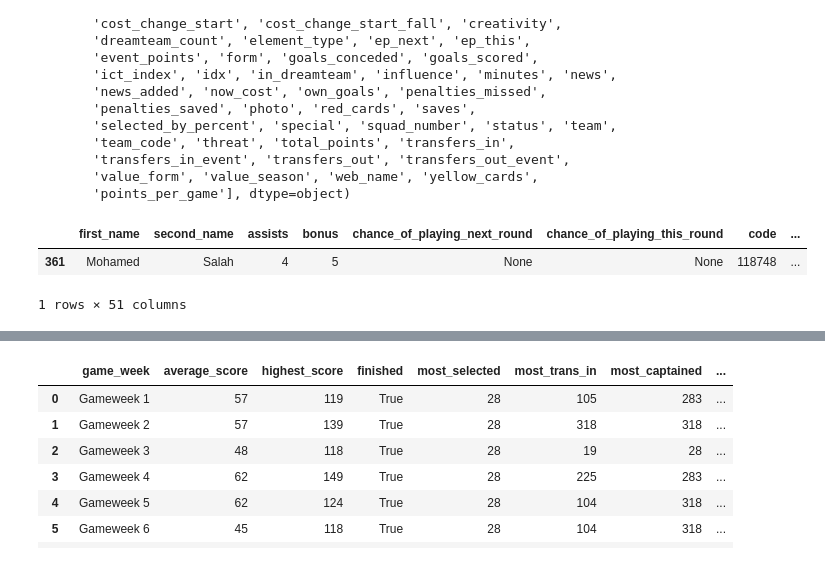
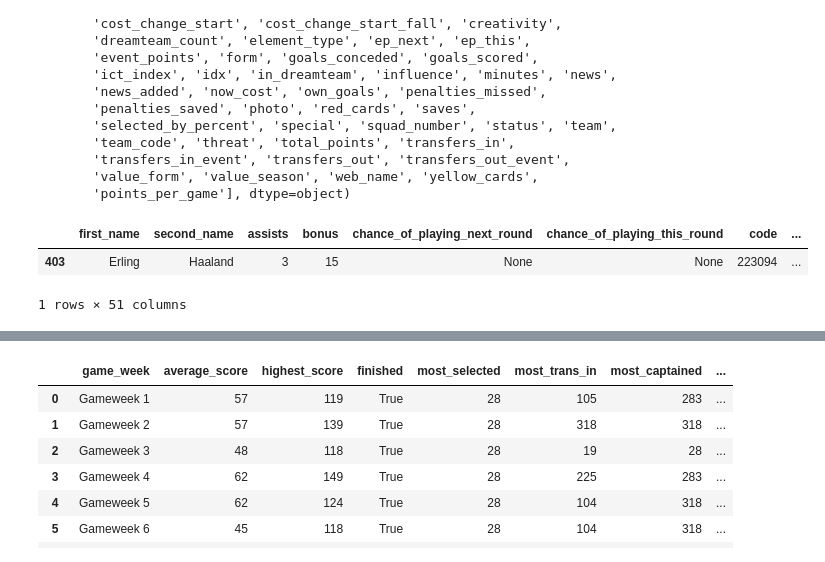
Before and after one commit to Rioba-Ian/FPL-tracker, a Jupyter notebook: machine_learning/fpl_getting_data.ipynb, the cells around one changed output, grey strips where cells are left out. Drawn from its saved outputs; the diff is of its cells as text; code cells hidden in the pictures.

```diff
--- a/machine_learning/fpl_getting_data.ipynb
+++ b/machine_learning/fpl_getting_data.ipynb
@@ -256,10 +256,10 @@ array(['first_name', 'second_name', 'assists', 'bonus',
        'value_form', 'value_season', 'web_name', 'yellow_cards',
        'points_per_game'], dtype=object)
 # %%
-df[df["idx"] == 283]
+df[df["idx"] == 318]
 # %% [output]
 |  | first_name | second_name | assists | bonus | chance_of_playing_next_round | chance_of_playing_this_round | code | ... |
-| 361 | Mohamed | Salah | 4 | 5 | None | None | 118748 | ... |
+| 403 | Erling | Haaland | 3 | 15 | None | None | 223094 | ... |
 1 rows × 51 columns
 # %%
 all_gameweeks = []
```
Also changed, not shown: parts of 1 cell of this notebook.
